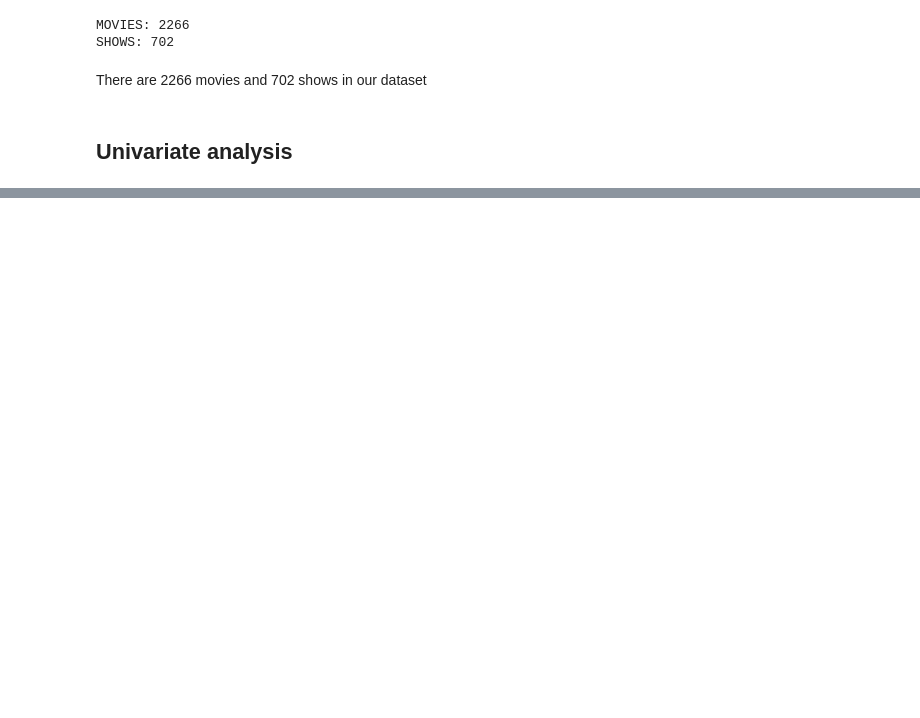
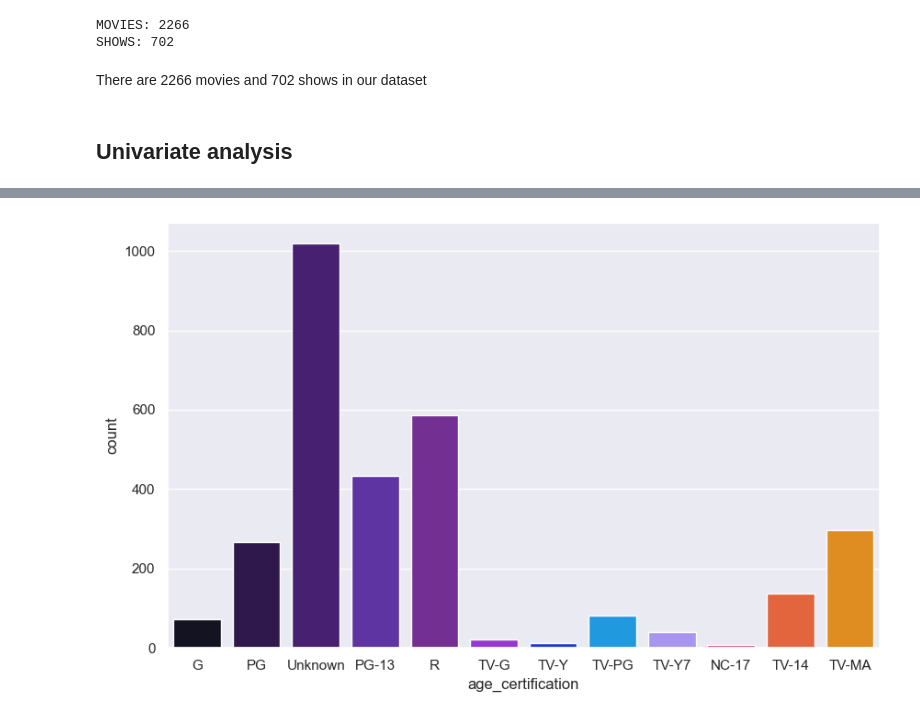
Before and after one commit to Imani-hub-pixel/Data-analysis-Python-, a Jupyter notebook: EDA and Feature Engineering projects/HBO Max TV Shows and movies/HBOmax.ipynb, the cells around one changed output, grey strips where cells are left out. Cells and saved outputs as stored; diff of their text form; code cells hidden in the pictures; blank space fills up the shorter version.

```diff
--- a/EDA and Feature Engineering projects/HBO Max TV Shows and movies/HBOmax.ipynb
+++ b/EDA and Feature Engineering projects/HBO Max TV Shows and movies/HBOmax.ipynb
@@ -458,0 +497,7 @@ df_title.head(2)
+# %%
+# 3.What is the distribution of age certification categories?
+plt.figure(figsize=(10,6))
+sns.countplot(data=df_title,x="age_certification",hue='age_certification',palette=hbo_max_colors)
+plt.show()
+# %% [output]
+[figure, added]
```
Also changed, not shown: parts of 23 cells of this notebook.
